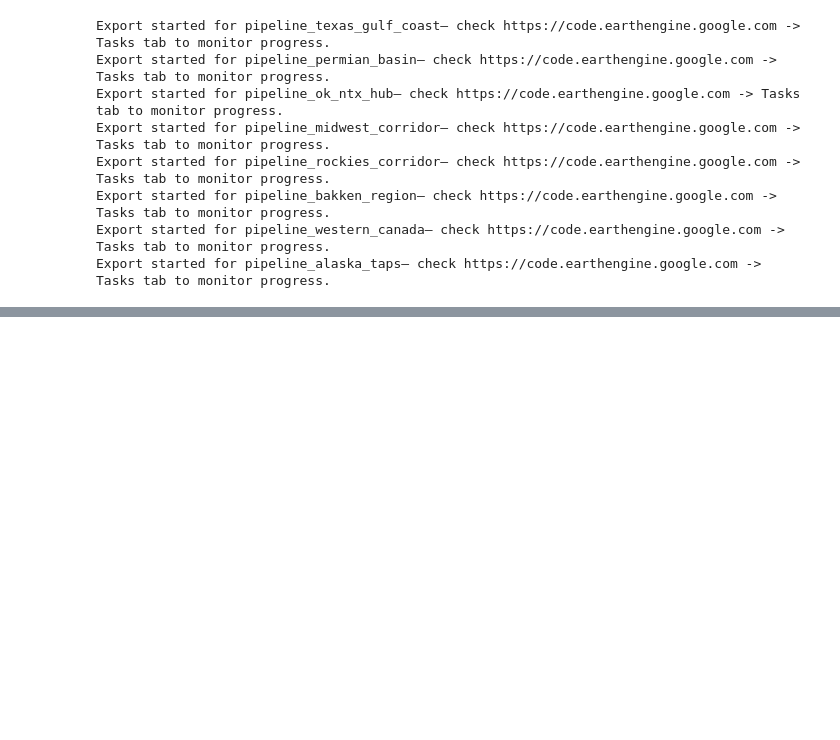
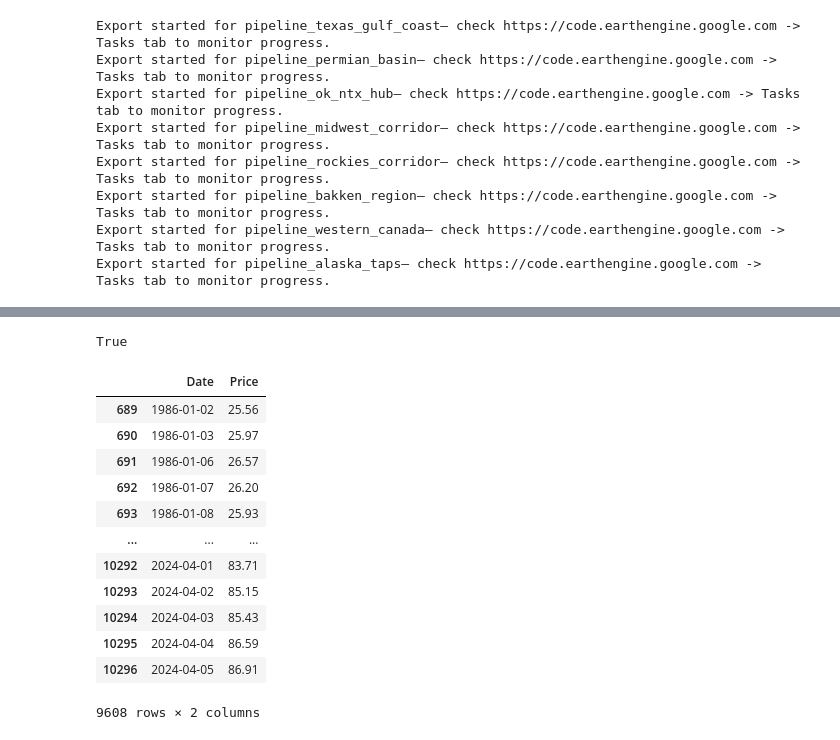
Before and after one commit to ehersch/CS238_Project, a Jupyter notebook: CS238_oil_exploration.ipynb, the cells around one changed output, grey strips where cells are left out. Saved outputs shown, nothing was run; the diff lists cells and outputs as text; code cells hidden in the pictures; blank space fills up the shorter version.

```diff
--- a/CS238_oil_exploration.ipynb
+++ b/CS238_oil_exploration.ipynb
@@ -399,3 +399,10 @@ Export started for pipeline_rockies_corridor— check https://code.earthengine.g
 Export started for pipeline_bakken_region— check https://code.earthengine.google.com -> Tasks tab to monitor progress.
 Export started for pipeline_western_canada— check https://code.earthengine.google.com -> Tasks tab to monitor progress.
 Export started for pipeline_alaska_taps— check https://code.earthengine.google.com -> Tasks tab to monitor progress.
+# %%
+df_future_1 = pd.read_csv("data/oil_data/NYMEX_futures/Cushing_OK_Crude_Oil_Future_Contract_1.csv")
+df_future_2 = pd.read_csv("data/oil_data/NYMEX_futures/Cushing_OK_Crude_Oil_Future_Contract_2.csv")
+df_future_3 = pd.read_csv("data/oil_data/NYMEX_futures/Cushing_OK_Crude_Oil_Future_Contract_3.csv")
+df_future_4 = pd.read_csv("data/oil_data/NYMEX_futures/Cushing_OK_Crude_Oil_Future_Contract_4.csv")
+
+df_spot_oil = pd.read_csv("data/oil_data/Cushing_OK_WTI_Spot_Price_FOB_sorted.csv")
@@ -401,0 +431,21 @@ Export started for pipeline_alaska_taps— check https://code.earthengine.google
+# %%
+earliest_date = "1986-01-02"
+df_future_1.iloc[0][0] < "1986-01-02"
+# %% [output]
+True
+# %%
+df_future_1[df_future_1['Date'] >= "1986-01-02"]
+# %% [output]
+|  | Date | Price |
+| 689 | 1986-01-02 | 25.56 |
+| 690 | 1986-01-03 | 25.97 |
+| 691 | 1986-01-06 | 26.57 |
+| 692 | 1986-01-07 | 26.20 |
+| 693 | 1986-01-08 | 25.93 |
+| ... | ... | ... |
+| 10292 | 2024-04-01 | 83.71 |
+| 10293 | 2024-04-02 | 85.15 |
+| 10294 | 2024-04-03 | 85.43 |
+| 10295 | 2024-04-04 | 86.59 |
+| 10296 | 2024-04-05 | 86.91 |
+9608 rows × 2 columns
```
Also changed, not shown: parts of 16 cells of this notebook.
